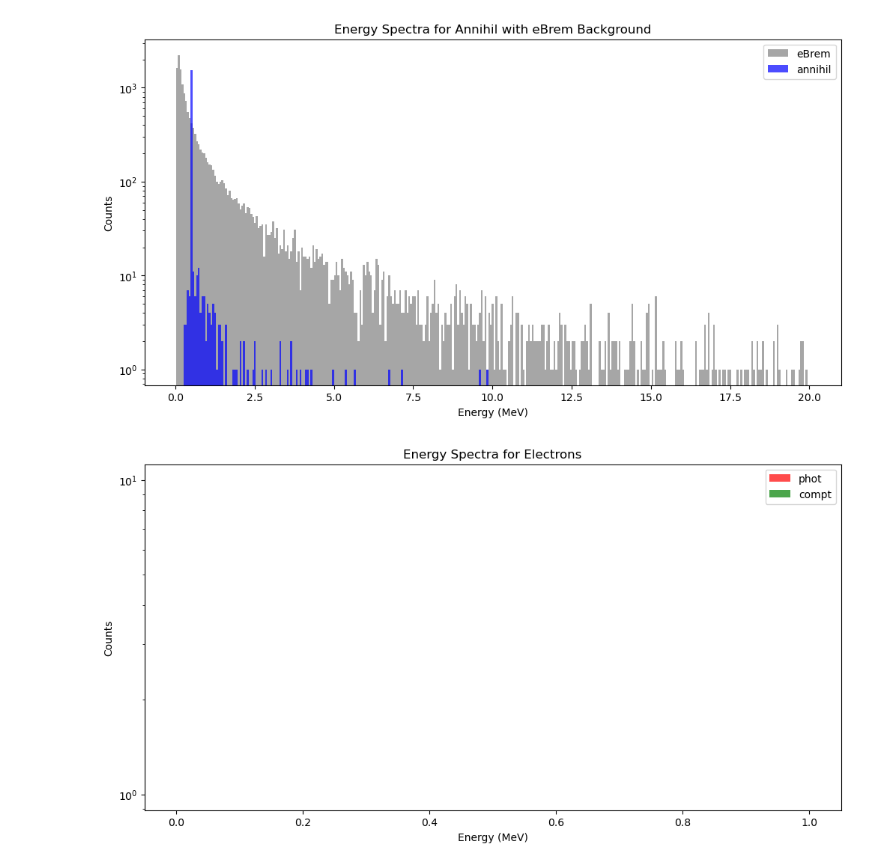
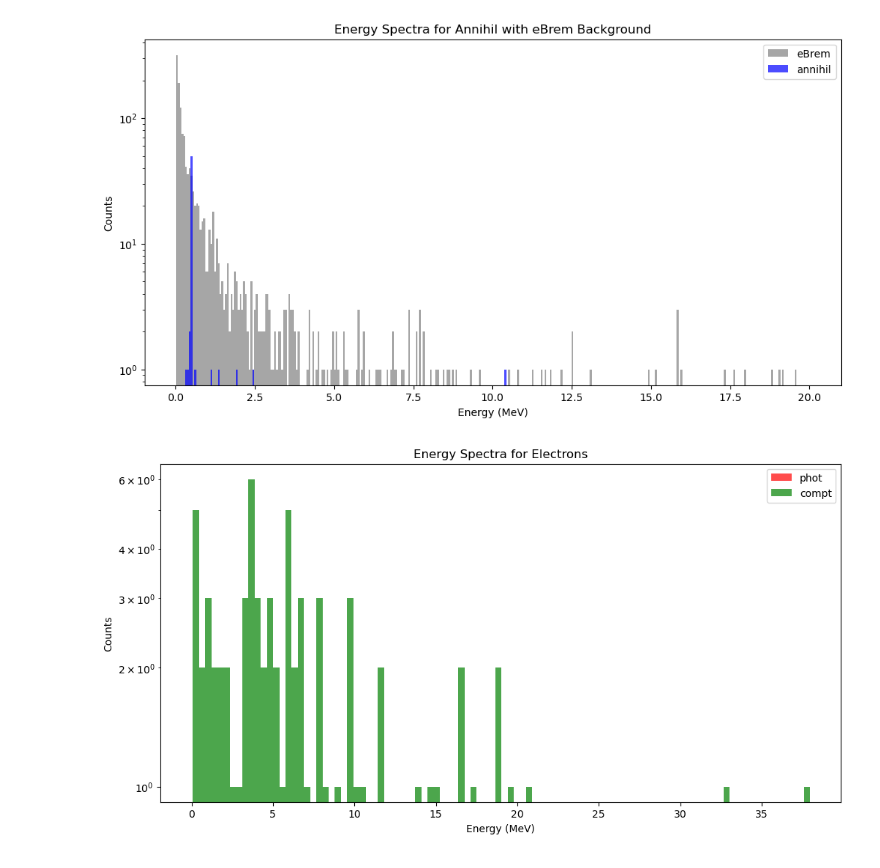
Before and after one commit to francescouni0/Online-Monitoring, a Jupyter notebook: Analysis.ipynb, the cells around one changed output. Saved outputs shown, nothing was run; the diff lists cells and outputs as text; code cells hidden in the pictures.

```diff
--- a/Analysis.ipynb
+++ b/Analysis.ipynb
@@ -4,7 +4,7 @@ import matplotlib.pyplot as plt
 import numpy as np
 
 # Open the ROOT file and get the TTree
-file = uproot.open("dati/compton/Hits.root")
+file = uproot.open("dati/smallphantom/Hits.root")
 tree = file["Hits"]
 
 # Get the data as a Pandas DataFrame
@@ -108,35 +108,35 @@ plt.legend()
 plt.show()
 
 
 # Plot cylindrical positions for eBrem as background
 #if background_positions is not None:
 #    plt.hist(background_positions, bins=60, label="eBrem", alpha=0.7, color="gray",range=(-3, 3))
 #if "annihil" in process_positions:
 #    plt.hist(process_positions["annihil"], bins=60, label="annihil", alpha=0.7, color="blue",range=(-3, 3))
 #plt.xlabel("Cylindrical Position (mm)")
 #plt.ylabel("Counts")
 #plt.title("Cylindrical Position for Annihil with eBrem Background")
 #plt.legend()
 #
 #plt.tight_layout()
 #plt.show()
 #
 ## Perform TOF analysis for annihil and eBrem
 #if background_TOF is not None:
 #    plt.hist(background_TOF, bins=100, label="eBrem", alpha=0.7, color="gray")
 #
 #
 #if "annihil" in process_TOF:
 #    plt.hist(process_TOF["annihil"], bins=100, label="annihil", alpha=0.7, range=(0, 10))
 #    plt.xlabel("Time of Flight (ns)")
 #    plt.ylabel("Counts")
 #    plt.title("Time of Flight for Annihil and eBrem")
 #    plt.legend()
 #
 #plt.show()
 # %% [output]
-[figure, old version]
+[figure, new version]
-[figure, old version]
+[figure, new version]
 # %%
 perfect_energies = data["energy"]
 
```
Also changed, not shown: parts of 2 cells of this notebook, 5 other files.
